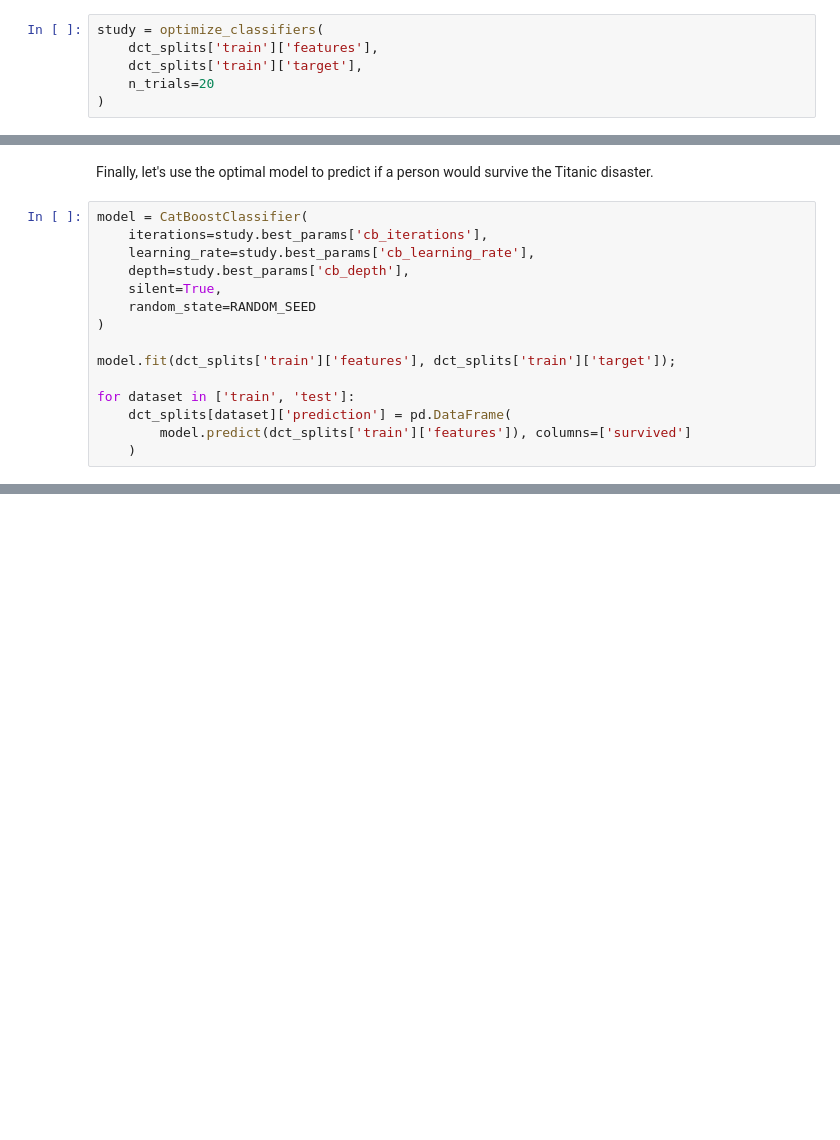
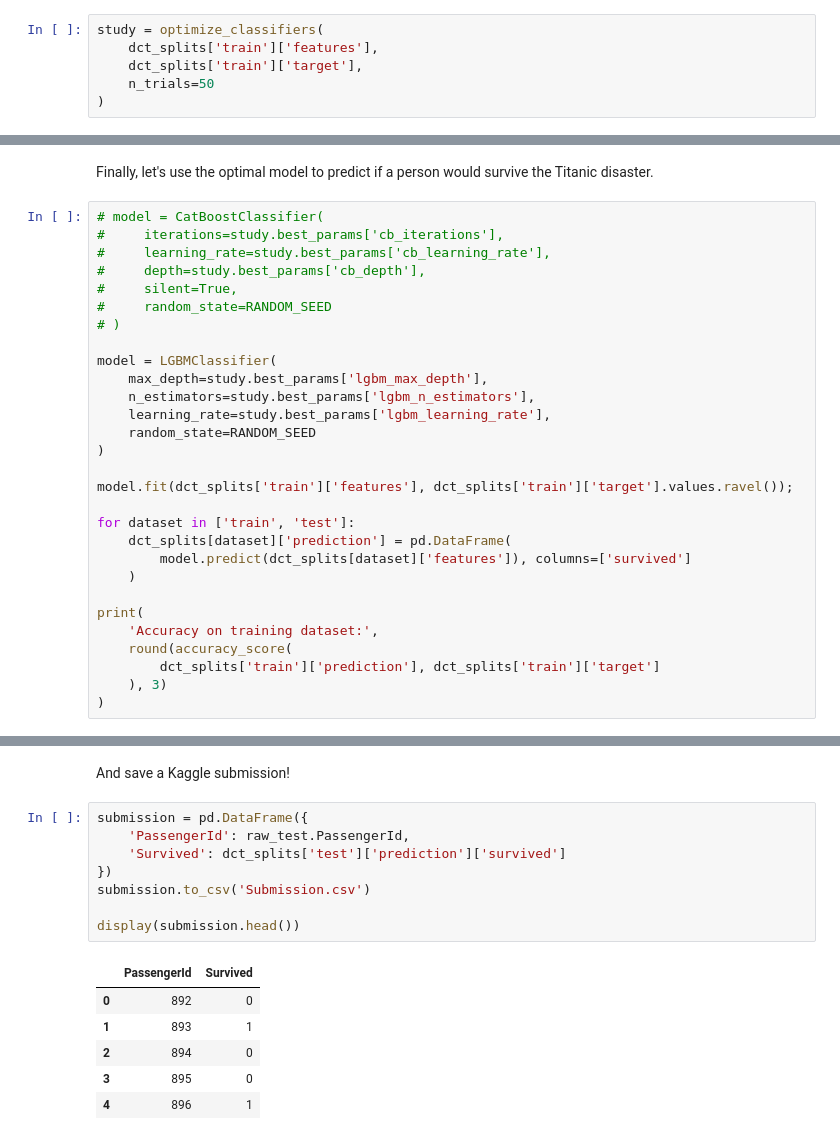
Before and after one commit to mskhmelik/kaggle, a Jupyter notebook: 1_Titanic/prj_titanic.ipynb, the cells around one changed output, grey strips where cells are left out. Cells and saved outputs as stored; diff of their text form; blank space fills up the shorter version.

```diff
--- a/1_Titanic/prj_titanic.ipynb
+++ b/1_Titanic/prj_titanic.ipynb
@@ -494,7 +494,7 @@ Let's find the best classifier.
 study = optimize_classifiers(
     dct_splits['train']['features'],
     dct_splits['train']['target'],
-    n_trials=20
+    n_trials=50
 )
 # %% [markdown]
 And check its parameters.
@@ -542,17 +542,31 @@ fig.show()
 # %% [markdown]
 Finally, let's use the optimal model to predict if a person would survive the Titanic disaster.
 # %%
-model = CatBoostClassifier(
-    iterations=study.best_params['cb_iterations'],
-    learning_rate=study.best_params['cb_learning_rate'],
-    depth=study.best_params['cb_depth'],
-    silent=True,
+# model = CatBoostClassifier(
+#     iterations=study.best_params['cb_iterations'],
+#     learning_rate=study.best_params['cb_learning_rate'],
+#     depth=study.best_params['cb_depth'],
+#     silent=True,
+#     random_state=RANDOM_SEED
+# )
+
+model = LGBMClassifier(
+    max_depth=study.best_params['lgbm_max_depth'],
+    n_estimators=study.best_params['lgbm_n_estimators'],
+    learning_rate=study.best_params['lgbm_learning_rate'],
     random_state=RANDOM_SEED
 )
 
-model.fit(dct_splits['train']['features'], dct_splits['train']['target']);
+model.fit(dct_splits['train']['features'], dct_splits['train']['target'].values.ravel());
 
 for dataset in ['train', 'test']:
     dct_splits[dataset]['prediction'] = pd.DataFrame(
-        model.predict(dct_splits['train']['features']), columns=['survived']
+        model.predict(dct_splits[dataset]['features']), columns=['survived']
     )
+
+print(
+    'Accuracy on training dataset:',
+    round(accuracy_score(
+        dct_splits['train']['prediction'], dct_splits['train']['target']
+    ), 3)
+)
@@ -574,0 +605,17 @@ dct_splits['train']['prediction']
+# %% [markdown]
+And save a Kaggle submission!
+# %%
+submission = pd.DataFrame({
+    'PassengerId': raw_test.PassengerId,
+    'Survived': dct_splits['test']['prediction']['survived']
+})
+submission.to_csv('Submission.csv')
+
+display(submission.head())
+# %% [output]
+|  | PassengerId | Survived |
+| 0 | 892 | 0 |
+| 1 | 893 | 1 |
+| 2 | 894 | 0 |
+| 3 | 895 | 0 |
+| 4 | 896 | 1 |
```
Also changed, not shown: parts of 6 cells of this notebook, 4 other files.
